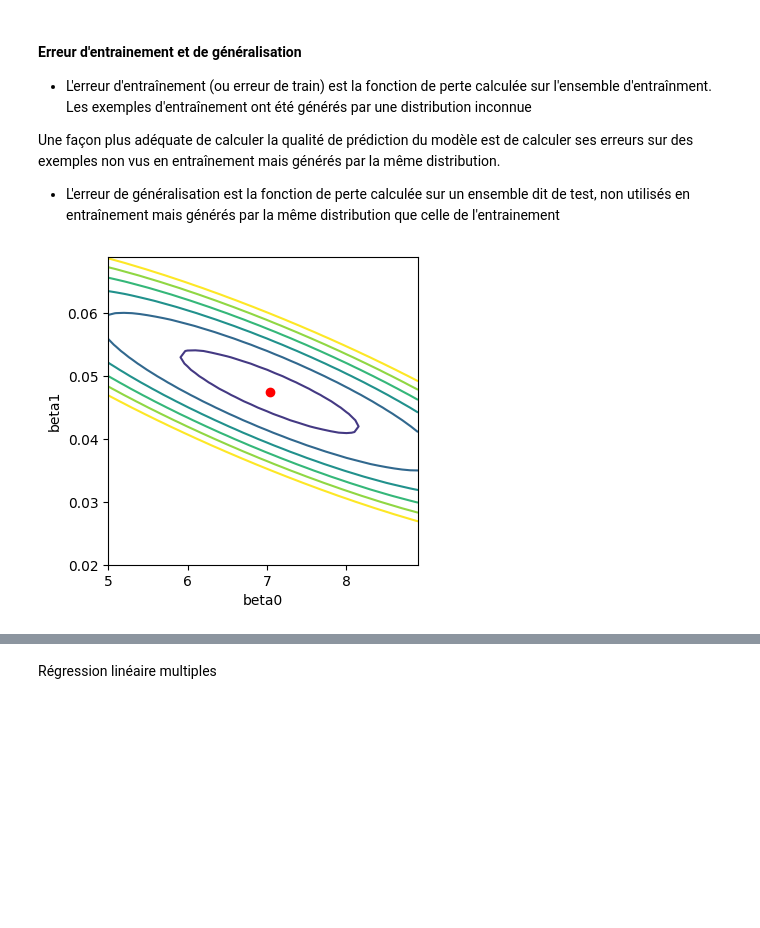
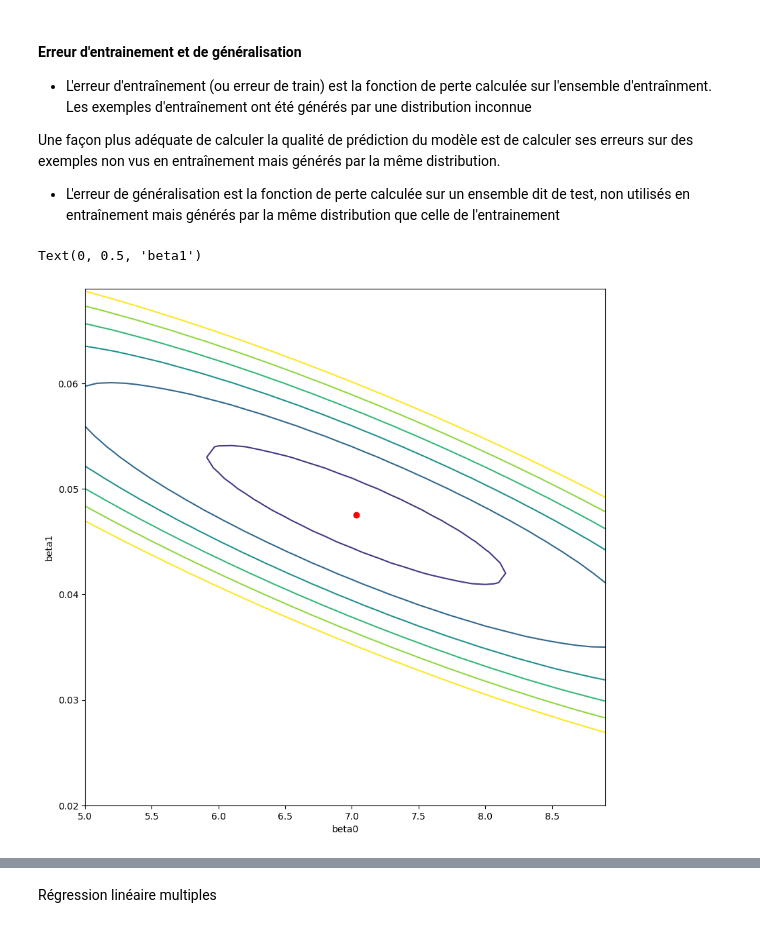
Before and after one commit to asow1802/miashs2026, a Jupyter notebook: MQME2026_SEMESTRE2/data mining/supervisé/Cours_Apprentissage_Automatique_Regressions_linéaire_et_Knn_26.ipynb/Cours_Apprentissage_Automatique_Regressions_linéaire_et_Knn_26.ipynb, the cells around one changed output, grey strips where cells are left out. Drawn from its saved outputs; the diff is of its cells as text; code cells hidden in the pictures; blank space fills up the shorter version.

```diff
--- a/MQME2026_SEMESTRE2/data mining/supervisé/Cours_Apprentissage_Automatique_Regressions_linéaire_et_Knn_26.ipynb/Cours_Apprentissage_Automatique_Regressions_linéaire_et_Knn_26.ipynb
+++ b/MQME2026_SEMESTRE2/data mining/supervisé/Cours_Apprentissage_Automatique_Regressions_linéaire_et_Knn_26.ipynb/Cours_Apprentissage_Automatique_Regressions_linéaire_et_Knn_26.ipynb
@@ -148,24 +147,25 @@ Une façon plus adéquate de calculer la qualité de prédiction du modèle est
 # %%
 from sklearn.metrics import mean_squared_error
 
 b0,b1 = np.mgrid[5:9:0.1,0.02:0.07:0.001]
 pos = np.dstack((b0,b1))
 msevals = np.zeros(np.shape(pos[:,:,1]))
 for i in b0[:,0]:
     idxi = np.where(b0[:,0] == i)
     for j in b1[0,:]:
         idxj = np.where(b1[0,:] == j)
         ypred = j* X.values + i
         msevals[int(idxi[0]),int(idxj[0])] = mean_squared_error(y,ypred)
 
 
-plt.figure(figsize=(4,4))
-plt.contour(b0,b1,msevals,levels = np.linspace(10,15,7));
+plt.figure(figsize=(10,10))
+plt.contour(b0,b1,msevals,levels = np.linspace(10,15,7))
 plt.scatter(inter,slope,color='r')
 plt.xlabel('beta0')
-plt.ylabel('beta1');
+plt.ylabel('beta1')
 # %% [output]
+Text(0, 0.5, 'beta1')
-[figure, old version]
+[figure, new version]
 # %%
 from mpl_toolkits.mplot3d import Axes3D
 import matplotlib.pyplot as plt
```
Also changed, not shown: parts of 18 cells of this notebook, 24 other files.
